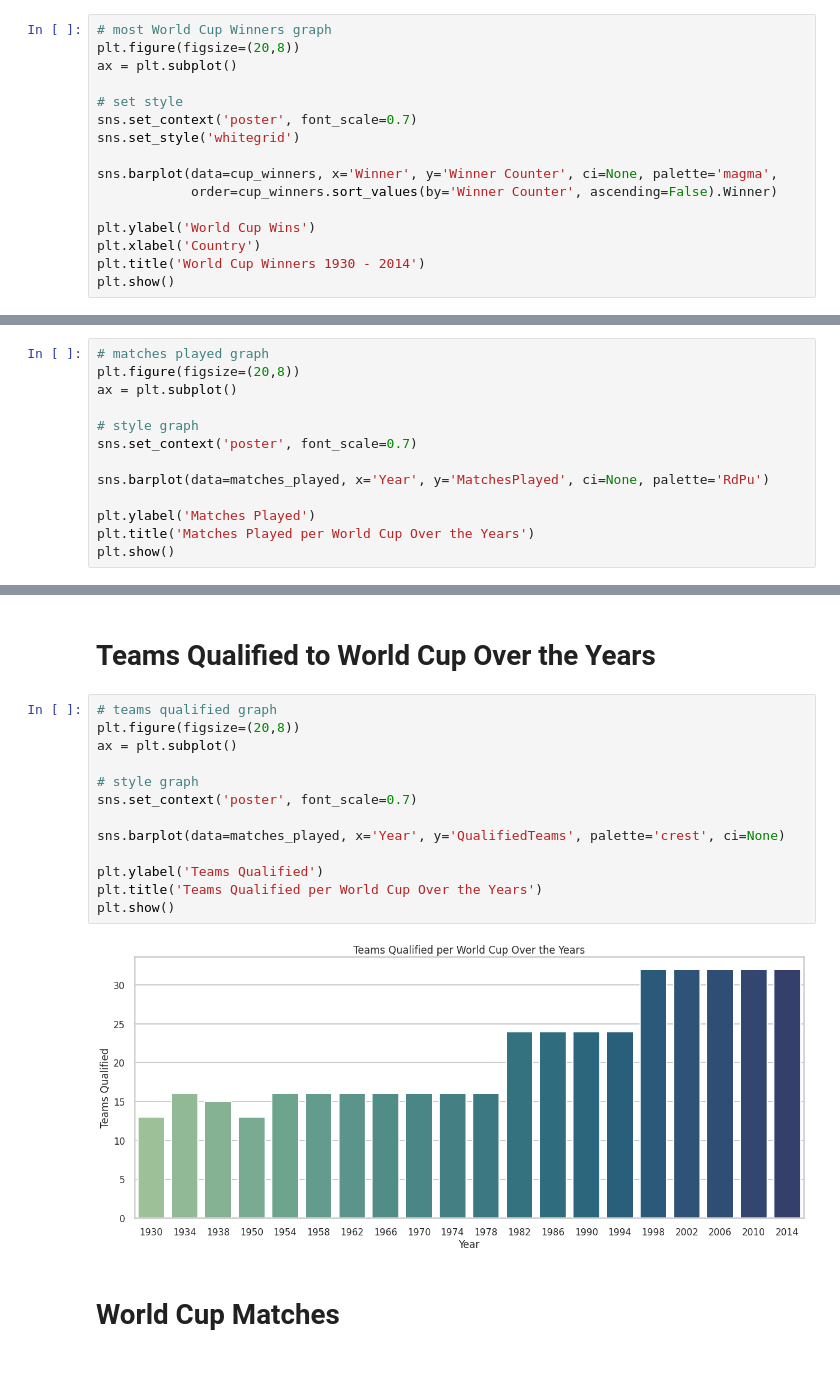
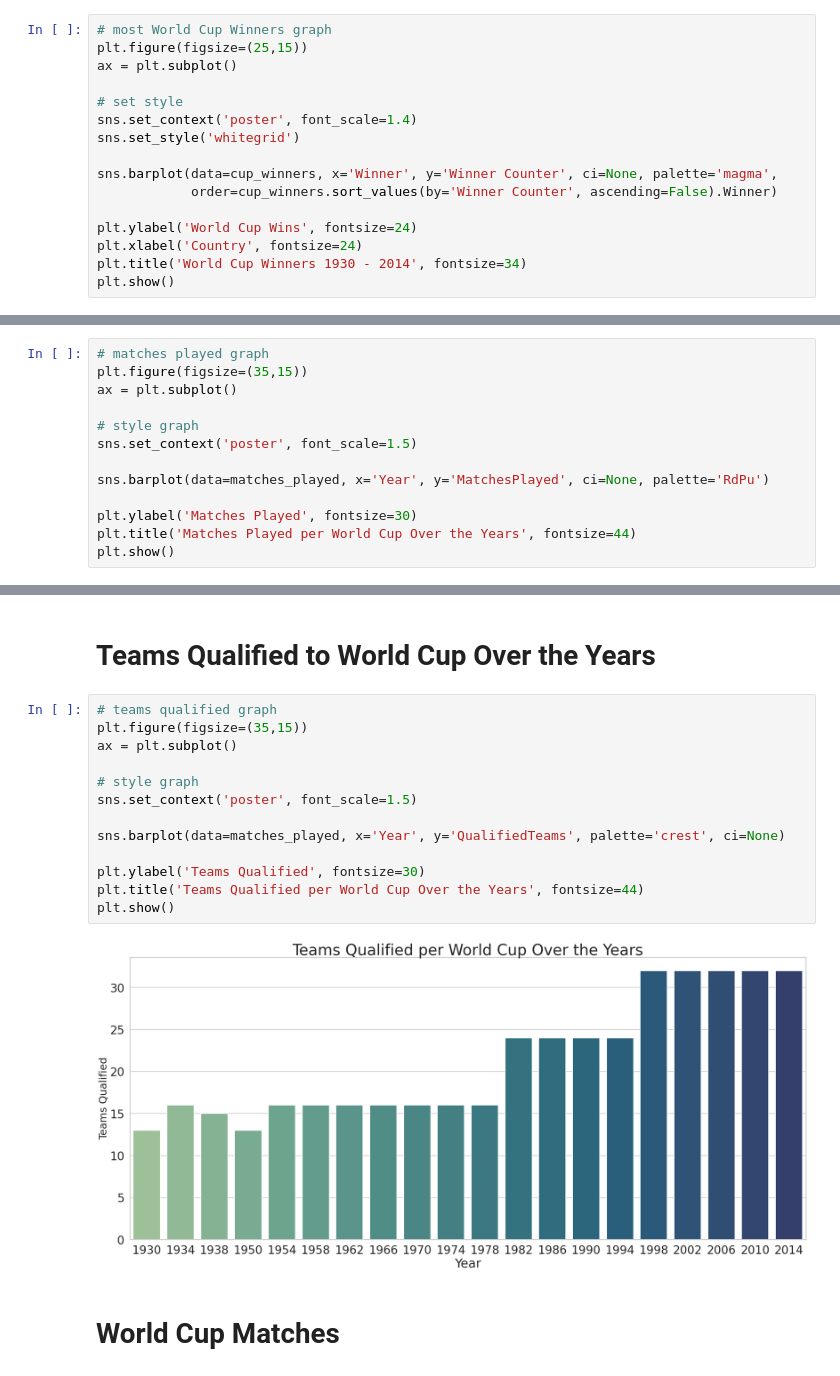
Before and after one commit to princeKike27/Fifa-World-Cup, a Jupyter notebook: FIFA_World_Cup.ipynb, the cells around one changed output, grey strips where cells are left out. Saved outputs shown, nothing was run; the diff lists cells and outputs as text.

```diff
--- a/FIFA_World_Cup.ipynb
+++ b/FIFA_World_Cup.ipynb
@@ -59,18 +59,18 @@ cup_winners
 | 7 | Uruguay | 2 |
 # %%
 # most World Cup Winners graph
-plt.figure(figsize=(20,8))
+plt.figure(figsize=(25,15))
 ax = plt.subplot()
 
 # set style
-sns.set_context('poster', font_scale=0.7)
+sns.set_context('poster', font_scale=1.4)
 sns.set_style('whitegrid')
 
 sns.barplot(data=cup_winners, x='Winner', y='Winner Counter', ci=None, palette='magma',
             order=cup_winners.sort_values(by='Winner Counter', ascending=False).Winner)
 
-plt.ylabel('World Cup Wins')
-plt.xlabel('Country')
-plt.title('World Cup Winners 1930 - 2014')
+plt.ylabel('World Cup Wins', fontsize=24)
+plt.xlabel('Country', fontsize=24)
+plt.title('World Cup Winners 1930 - 2014', fontsize=34)
 plt.show()
 # %% [output]
@@ -90,15 +90,15 @@ matches_played.head()
 | 4 | 1954 | 26 | 16 |
 # %%
 # matches played graph
-plt.figure(figsize=(20,8))
+plt.figure(figsize=(35,15))
 ax = plt.subplot()
 
 # style graph
-sns.set_context('poster', font_scale=0.7)
+sns.set_context('poster', font_scale=1.5)
 
 sns.barplot(data=matches_played, x='Year', y='MatchesPlayed', ci=None, palette='RdPu')
 
-plt.ylabel('Matches Played')
-plt.title('Matches Played per World Cup Over the Years')
+plt.ylabel('Matches Played', fontsize=30)
+plt.title('Matches Played per World Cup Over the Years', fontsize=44)
 plt.show()
 # %% [output]
@@ -107,19 +107,19 @@ plt.show()
 # Teams Qualified to World Cup Over the Years
 # %%
 # teams qualified graph
-plt.figure(figsize=(20,8))
+plt.figure(figsize=(35,15))
 ax = plt.subplot()
 
 # style graph
-sns.set_context('poster', font_scale=0.7)
+sns.set_context('poster', font_scale=1.5)
 
 sns.barplot(data=matches_played, x='Year', y='QualifiedTeams', palette='crest', ci=None)
 
-plt.ylabel('Teams Qualified')
-plt.title('Teams Qualified per World Cup Over the Years')
+plt.ylabel('Teams Qualified', fontsize=30)
+plt.title('Teams Qualified per World Cup Over the Years', fontsize=44)
 plt.show()
 # %% [output]
-[figure, old version]
+[figure, new version]
 # %% [markdown]
 # World Cup Matches
 # %%
```
Also changed, not shown: parts of 9 cells of this notebook.
